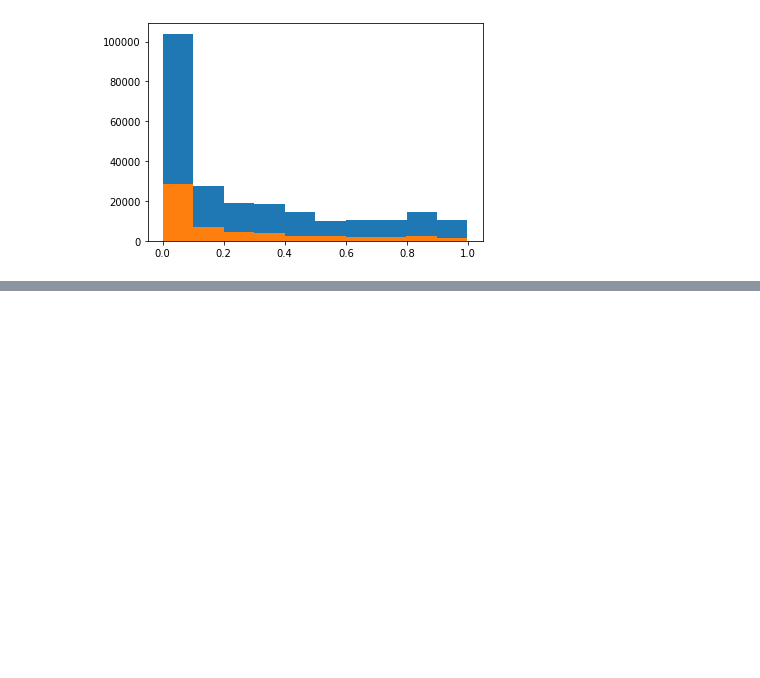
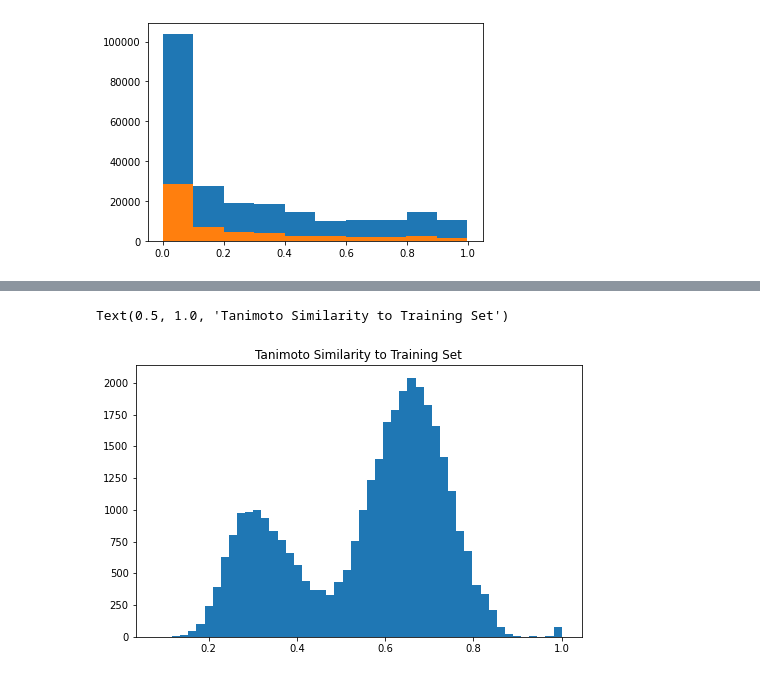
Before and after one commit to ersilia-os/osa-murd, a Jupyter notebook: notebooks/data_exploration.ipynb, the cells around one changed output, grey strips where cells are left out. Drawn from its saved outputs; the diff is of its cells as text; code cells hidden in the pictures; blank space fills up the shorter version.

```diff
--- a/notebooks/data_exploration.ipynb
+++ b/notebooks/data_exploration.ipynb
@@ -164,0 +195,12 @@ plt.hist(pos["proba_inh"])
+# %%
+tan = pd.DataFrame()
+for file in os.listdir("../results"):
+    if "tanimoto" in file:
+        df = pd.read_csv(os.path.join("../results/",file))
+        tan = tan.append(df)
+fig, ax = plt.subplots(1,1, figsize=(8,5))
+ax.hist(tan["ts_train"], bins=50)
+ax.set_title("Tanimoto Similarity to Training Set")
+# %% [output]
+Text(0.5, 1.0, 'Tanimoto Similarity to Training Set')
+[figure, added]
```
Also changed, not shown: parts of 5 cells of this notebook, 5 other files.
